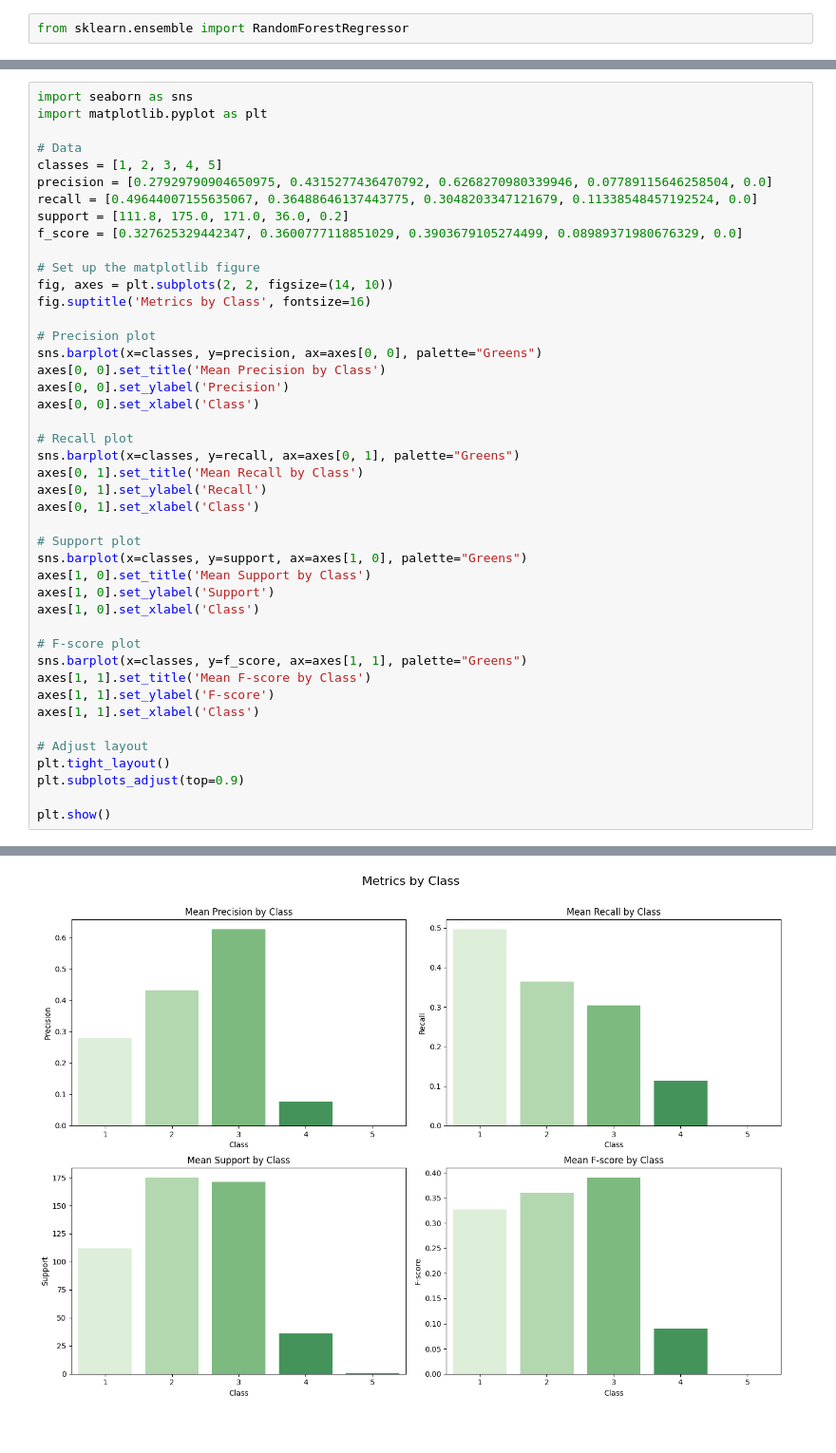
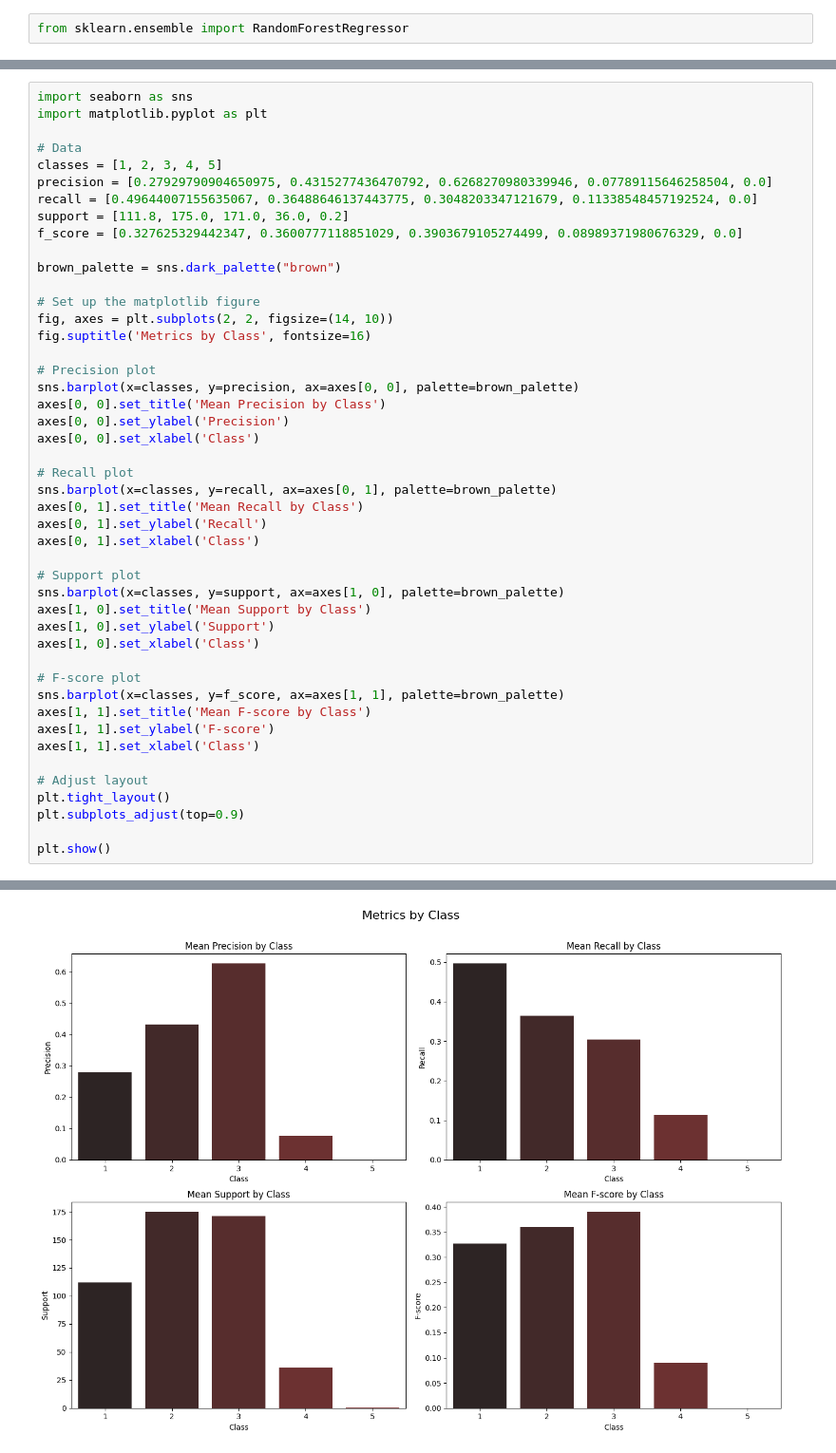
Before and after one commit to khknopp/JBG060-DC3, a Jupyter notebook: ForestPredictions.ipynb, the cells around one changed output, grey strips where cells are left out. Shown at 95% size. Drawn from its saved outputs; the diff is of its cells as text.

```diff
--- a/ForestPredictions.ipynb
+++ b/ForestPredictions.ipynb
@@ -721,30 +721,32 @@ recall = [0.49644007155635067, 0.36488646137443775, 0.3048203347121679, 0.113385
 support = [111.8, 175.0, 171.0, 36.0, 0.2]
 f_score = [0.327625329442347, 0.3600777118851029, 0.3903679105274499, 0.08989371980676329, 0.0]
 
+brown_palette = sns.dark_palette("brown")
+
 # Set up the matplotlib figure
 fig, axes = plt.subplots(2, 2, figsize=(14, 10))
 fig.suptitle('Metrics by Class', fontsize=16)
 
 # Precision plot
-sns.barplot(x=classes, y=precision, ax=axes[0, 0], palette="Greens")
+sns.barplot(x=classes, y=precision, ax=axes[0, 0], palette=brown_palette)
 axes[0, 0].set_title('Mean Precision by Class')
 axes[0, 0].set_ylabel('Precision')
 axes[0, 0].set_xlabel('Class')
 
 # Recall plot
-sns.barplot(x=classes, y=recall, ax=axes[0, 1], palette="Greens")
+sns.barplot(x=classes, y=recall, ax=axes[0, 1], palette=brown_palette)
 axes[0, 1].set_title('Mean Recall by Class')
 axes[0, 1].set_ylabel('Recall')
 axes[0, 1].set_xlabel('Class')
 
 # Support plot
-sns.barplot(x=classes, y=support, ax=axes[1, 0], palette="Greens")
+sns.barplot(x=classes, y=support, ax=axes[1, 0], palette=brown_palette)
 axes[1, 0].set_title('Mean Support by Class')
 axes[1, 0].set_ylabel('Support')
 axes[1, 0].set_xlabel('Class')
 
 # F-score plot
-sns.barplot(x=classes, y=f_score, ax=axes[1, 1], palette="Greens")
+sns.barplot(x=classes, y=f_score, ax=axes[1, 1], palette=brown_palette)
 axes[1, 1].set_title('Mean F-score by Class')
 axes[1, 1].set_ylabel('F-score')
 axes[1, 1].set_xlabel('Class')
@@ -773,2 +775,2 @@ Passing `palette` without assigning `hue` is deprecated and will be removed in v
-[figure, old version]
+[figure, new version]
 # %%
```
Also changed, not shown: parts of 7 cells of this notebook.
